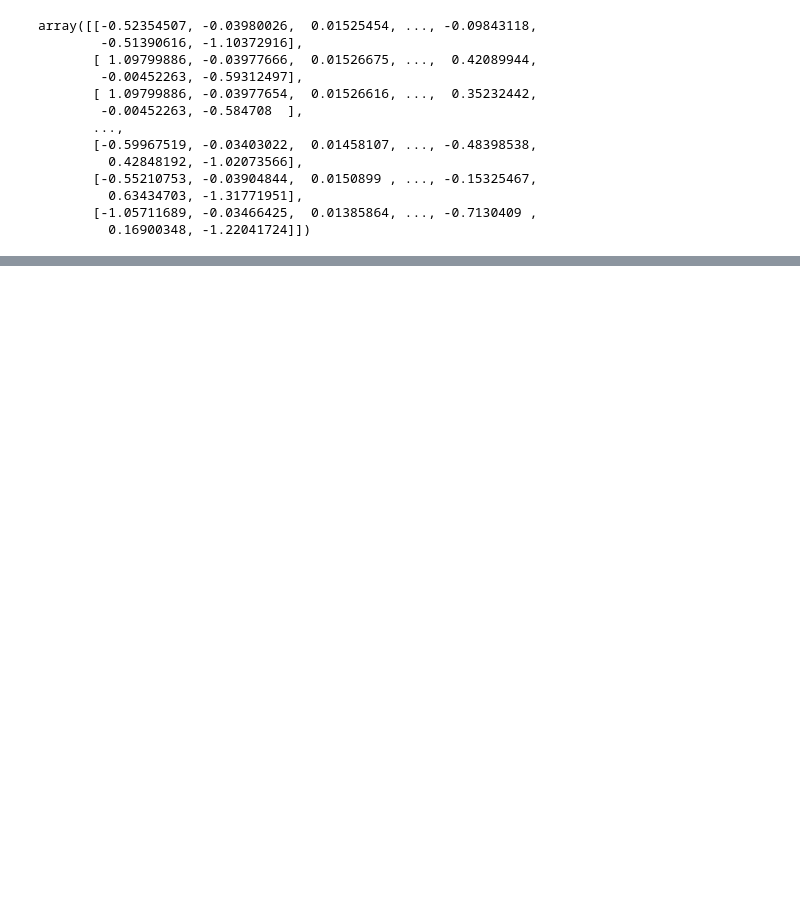
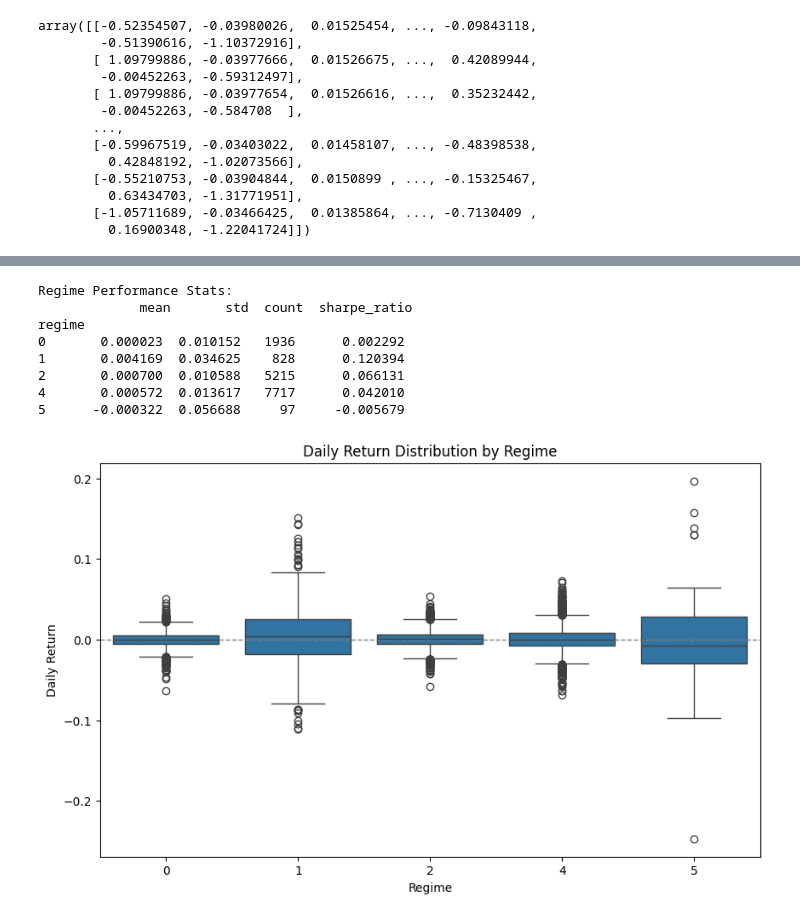
Before and after one commit to cshen05/Personal-Projects, a Jupyter notebook: UnsupervisedTrading/Trading2025.ipynb, the cells around one changed output, grey strips where cells are left out. Cells and saved outputs as stored; diff of their text form; code cells hidden in the pictures; blank space fills up the shorter version.

```diff
--- a/UnsupervisedTrading/Trading2025.ipynb
+++ b/UnsupervisedTrading/Trading2025.ipynb
@@ -393,0 +449,29 @@ fig.show()
+# %%
+# Ensure return column exists
+sample_df["return"] = sample_df["Close"].pct_change()
+
+# Group by regime and compute mean and volatility
+regime_stats = sample_df.groupby("regime")["return"].agg(["mean", "std", "count"])
+regime_stats["sharpe_ratio"] = regime_stats["mean"] / regime_stats["std"]
+regime_stats = regime_stats.sort_index()
+
+print("Regime Performance Stats:\n", regime_stats)
+
+# Plot return distribution by regime
+plt.figure(figsize=(10, 6))
+sns.boxplot(x="regime", y="return", data=sample_df)
+plt.title("Daily Return Distribution by Regime")
+plt.axhline(0, linestyle="--", color="gray", linewidth=1)
+plt.xlabel("Regime")
+plt.ylabel("Daily Return")
+plt.show()
+# %% [output]
+Regime Performance Stats:
+             mean       std  count  sharpe_ratio
+regime
+0       0.000023  0.010152   1936      0.002292
+1       0.004169  0.034625    828      0.120394
+2       0.000700  0.010588   5215      0.066131
+4       0.000572  0.013617   7717      0.042010
+5      -0.000322  0.056688     97     -0.005679
+[figure, added]
```
Also changed, not shown: parts of 5 cells of this notebook.
